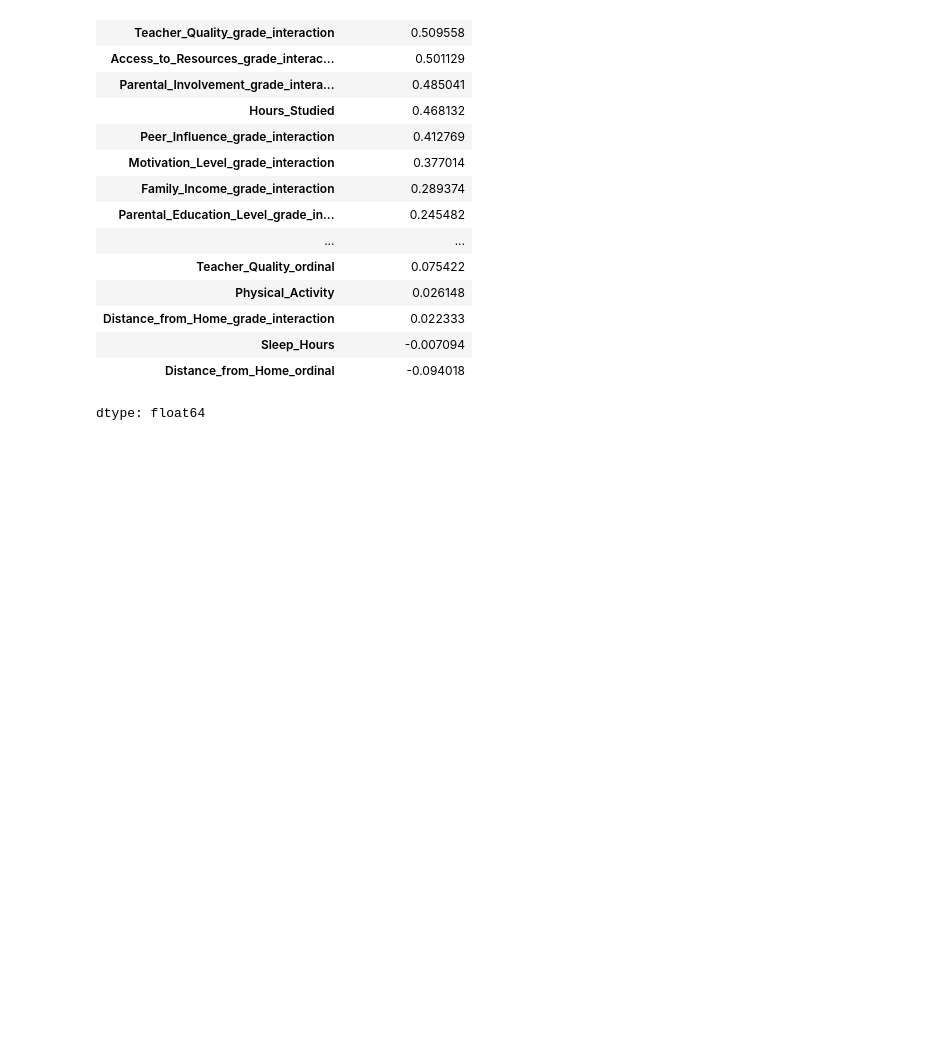
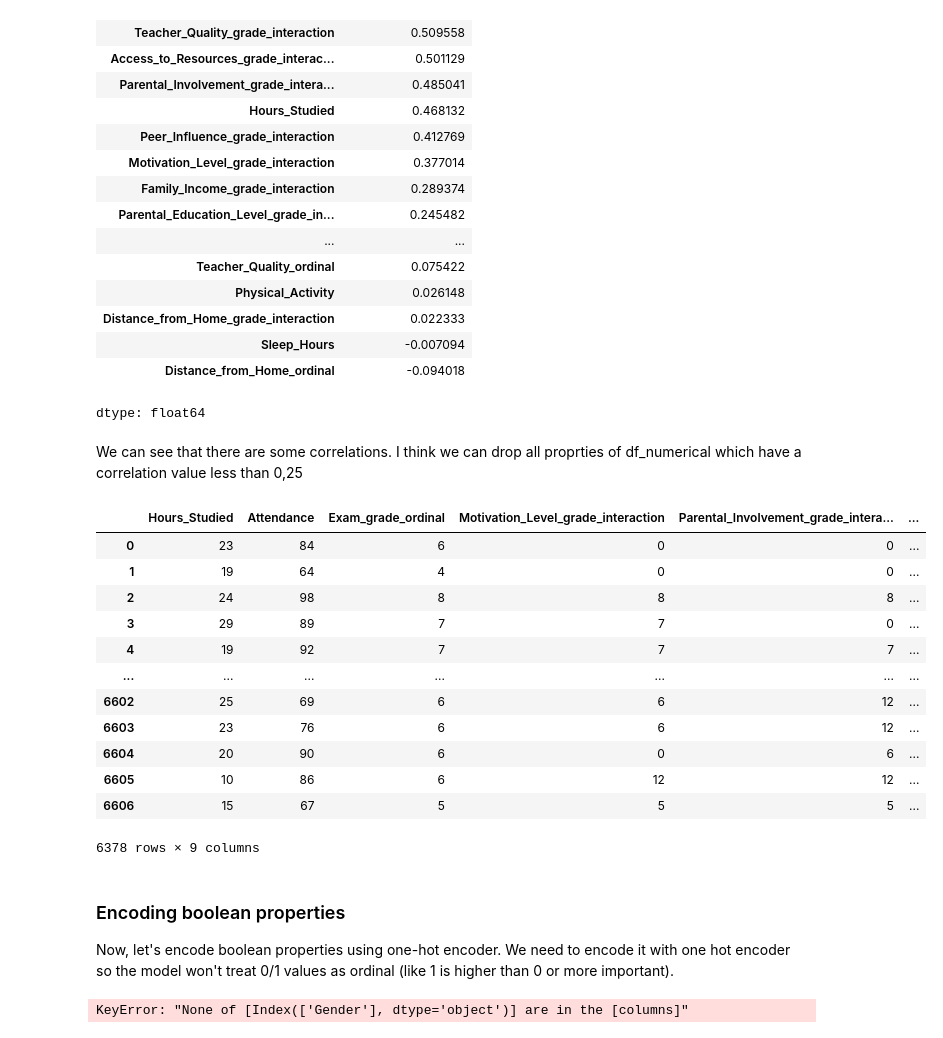
Before and after one commit to PawelG-WWA/learning-features, a Jupyter notebook: PROW_pd4484.ipynb, the cells around one changed output. Saved outputs shown, nothing was run; the diff lists cells and outputs as text; code cells hidden in the pictures; blank space fills up the shorter version.

Commit message:
Correlation analysis done

```diff
--- a/PROW_pd4484.ipynb
+++ b/PROW_pd4484.ipynb
@@ -754,3 +754,31 @@ correlation_spearman['Exam_grade_ordinal'].sort_values(ascending=False)
 | Sleep_Hours | -0.007094 |
 | Distance_from_Home_ordinal | -0.094018 |
 dtype: float64
+# %% [markdown]
+We can see that there are some correlations. I think we can drop all proprties of df_numerical which have a correlation value less than 0,25
+# %%
+df_numerical = df_numerical.drop(columns=list(correlation_spearman[correlation_spearman['Exam_grade_ordinal'] < 0.25].index))
+df_numerical
+# %% [output]
+|  | Hours_Studied | Attendance | Exam_grade_ordinal | Motivation_Level_grade_interaction | Parental_Involvement_grade_intera... | ... |
+| 0 | 23 | 84 | 6 | 0 | 0 | ... |
+| 1 | 19 | 64 | 4 | 0 | 0 | ... |
+| 2 | 24 | 98 | 8 | 8 | 8 | ... |
+| 3 | 29 | 89 | 7 | 7 | 0 | ... |
+| 4 | 19 | 92 | 7 | 7 | 7 | ... |
+| ... | ... | ... | ... | ... | ... | ... |
+| 6602 | 25 | 69 | 6 | 6 | 12 | ... |
+| 6603 | 23 | 76 | 6 | 6 | 12 | ... |
+| 6604 | 20 | 90 | 6 | 0 | 6 | ... |
+| 6605 | 10 | 86 | 6 | 12 | 12 | ... |
+| 6606 | 15 | 67 | 5 | 5 | 5 | ... |
+6378 rows × 9 columns
+# %% [markdown]
+### Encoding boolean properties
+
+Now, let's encode boolean properties using one-hot encoder. We need to encode it with one hot encoder so the model won't treat 0/1 values as ordinal (like 1 is higher than 0 or more important).
+# %%
+df = pd.get_dummies(df, columns=['Gender'], prefix='Gender')
+df = pd.get_dummies(df, columns=[''])
+# %% [output]
+KeyError: "None of [Index(['Gender'], dtype='object')] are in the [columns]"
```
Also changed, not shown: parts of 11 cells of this notebook.
